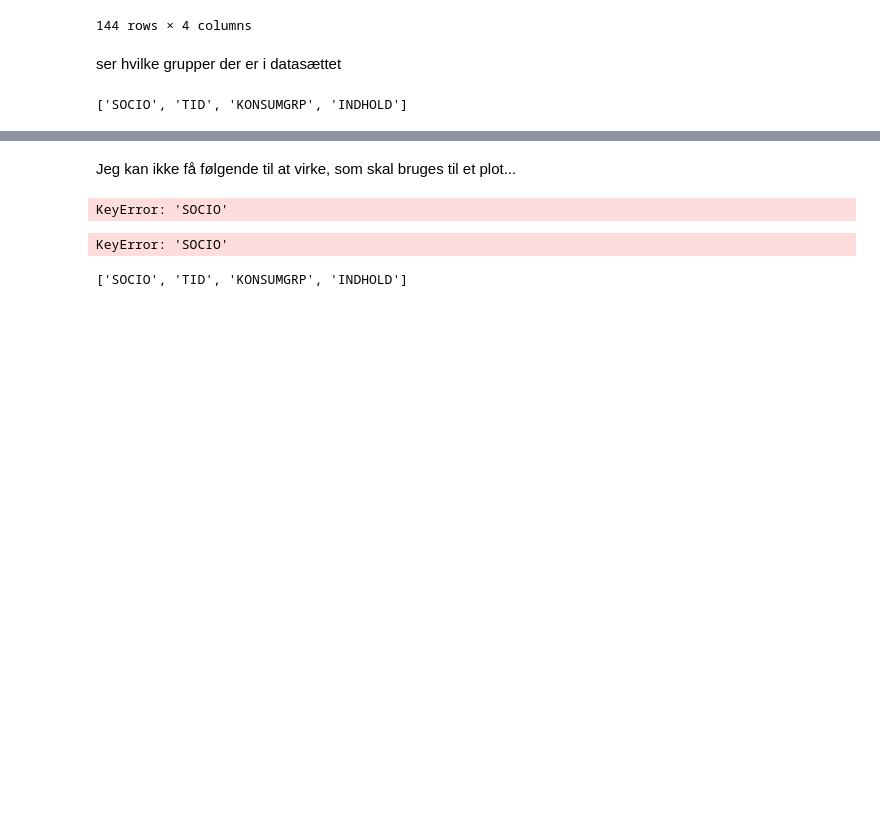
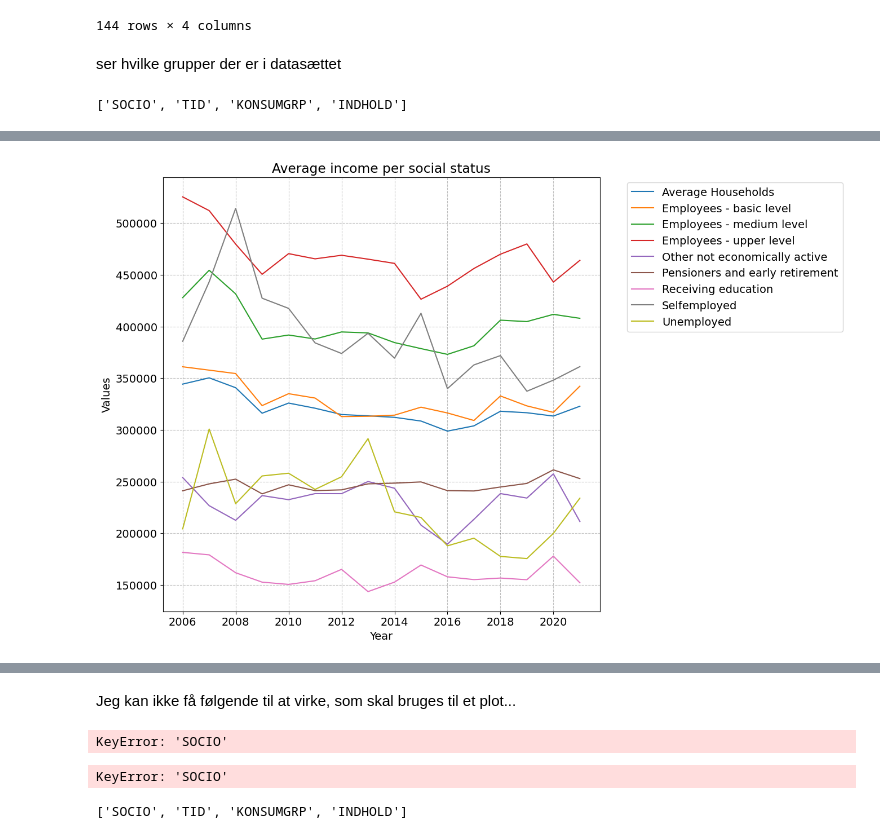
Before and after one commit to NumEconCopenhagen/projects-2023-leif, a Jupyter notebook: dataproject/assigment2try.ipynb, the cells around one changed output, grey strips where cells are left out. Cells and saved outputs as stored; diff of their text form; code cells hidden in the pictures; blank space fills up the shorter version.

Commit message:
nyt plot

```diff
--- a/dataproject/assigment2try.ipynb
+++ b/dataproject/assigment2try.ipynb
@@ -188,3 +198,5 @@ Total_consumption1.columns = ['SOCIO', 'TID', 'KONSUMGRP', 'INDHOLD']
 print(Total_consumption1.columns)
 # %% [output]
 ['SOCIO', 'TID', 'KONSUMGRP', 'INDHOLD']
+# %%
+df = Total_consumption1_table.copy()
@@ -190,0 +214,32 @@ print(Total_consumption1.columns)
+# %%
+def return_indhold_for_socio(df, socio):
+    values = df[df["SOCIO"] == socio]["INDHOLD"].values
+
+    return values
+
+
+years = np.arange(2006, 2022)
+# %%
+# Define the list of groups
+groups = ['Average Households', 'Employees - basic level', 'Employees - medium level',
+          'Employees - upper level', 'Other not economically active',
+          'Pensioners and early retirement', 'Receiving education', 'Selfemployed',
+          'Unemployed']
+
+# Create a single plot with a line for each group
+fig, ax = plt.subplots(figsize=(10,10))
+for group in groups:
+    values = return_indhold_for_socio(df, group)
+    ax.plot(years, values, label=group)
+
+# Add legend outside the plot area
+plt.legend(bbox_to_anchor=(1.05, 1), loc='upper left')
+plt.xlabel("Year")
+plt.ylabel("Values")
+
+
+plt.title("Average income per social status")
+# Show the plot
+plt.show()
+# %% [output]
+[figure, added]
```
Also changed, not shown: parts of 13 cells of this notebook.
